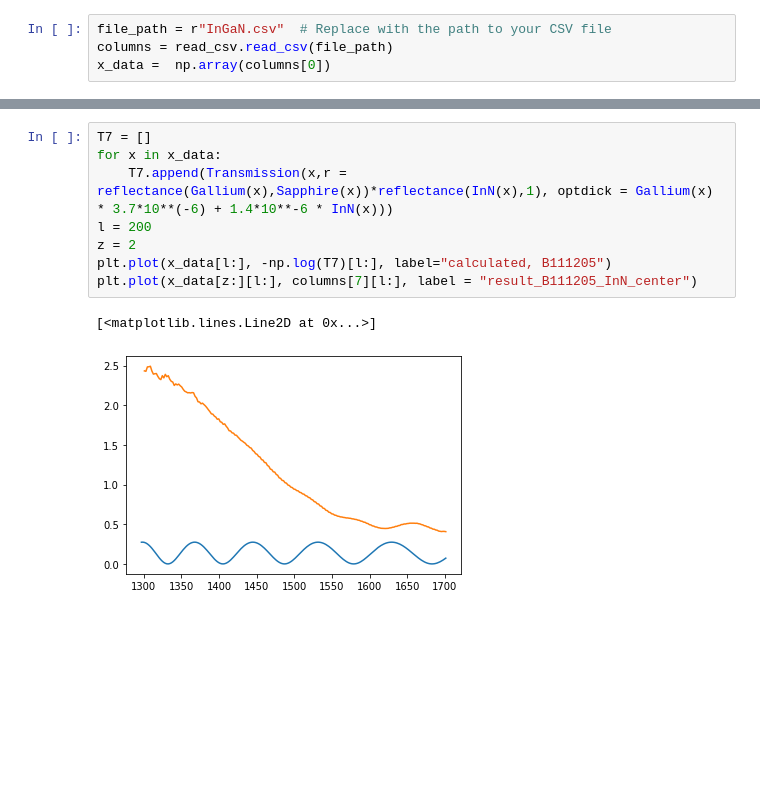
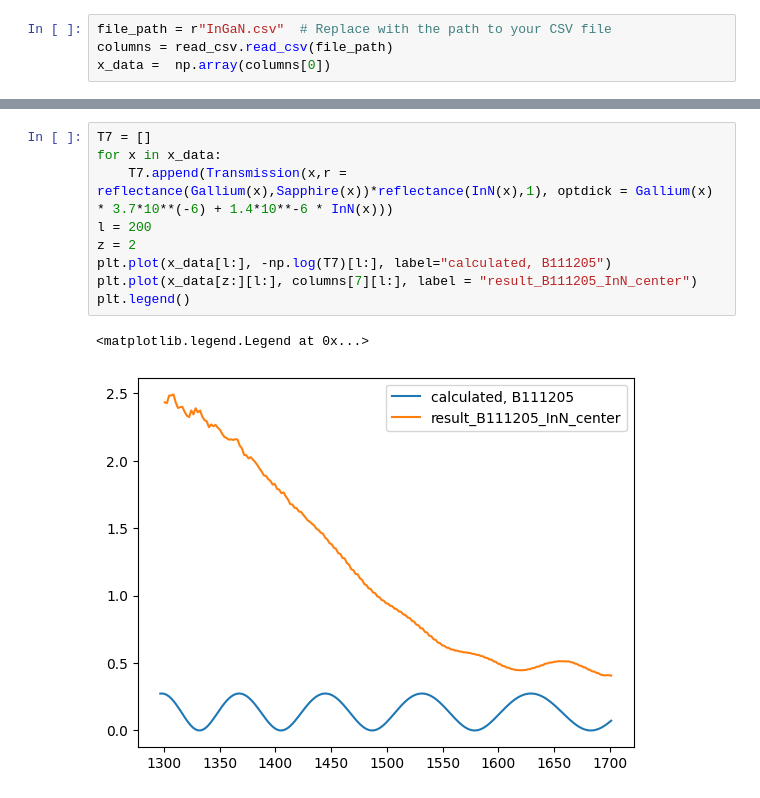
Before and after one commit to alexburg14/Fabry-Perot, a Jupyter notebook: import index.ipynb, the cells around one changed output, grey strips where cells are left out. Saved outputs shown, nothing was run; the diff lists cells and outputs as text; blank space fills up the shorter version.

```diff
--- a/import index.ipynb
+++ b/import index.ipynb
@@ -123,14 +123,15 @@ plt.legend()
 # %%
 T7 = []
 for x in x_data:
     T7.append(Transmission(x,r = reflectance(Gallium(x),Sapphire(x))*reflectance(InN(x),1), optdick = Gallium(x) * 3.7*10**(-6) + 1.4*10**-6 * InN(x)))
 l = 200
 z = 2
 plt.plot(x_data[l:], -np.log(T7)[l:], label="calculated, B111205")
 plt.plot(x_data[z:][l:], columns[7][l:], label = "result_B111205_InN_center")
+plt.legend()
 # %% [output]
-[<matplotlib.lines.Line2D at 0x...>]
+<matplotlib.legend.Legend at 0x...>
-[figure, old version]
+[figure, new version]
 # %%
 T8 = []
 for x in x_data:
```
Also changed, not shown: parts of 9 cells of this notebook.
